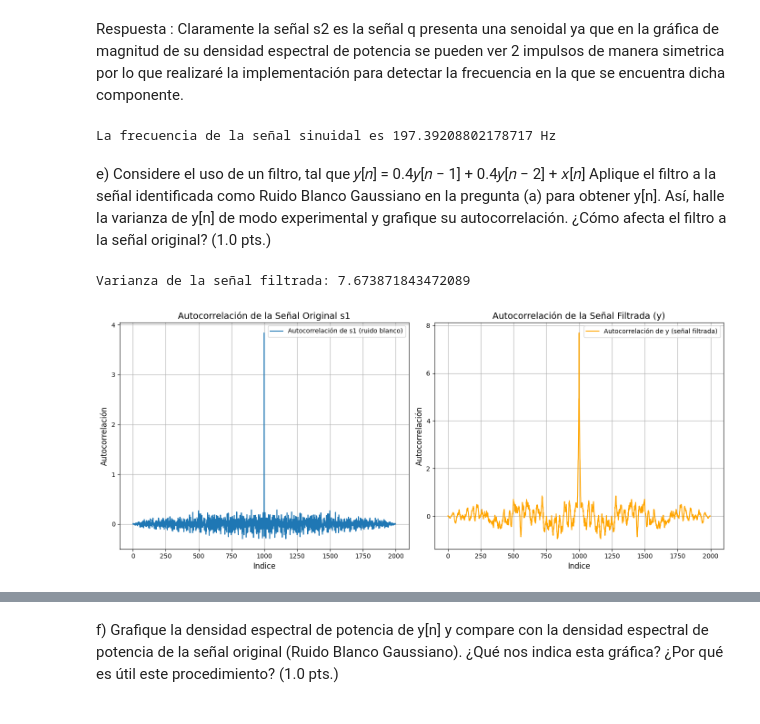
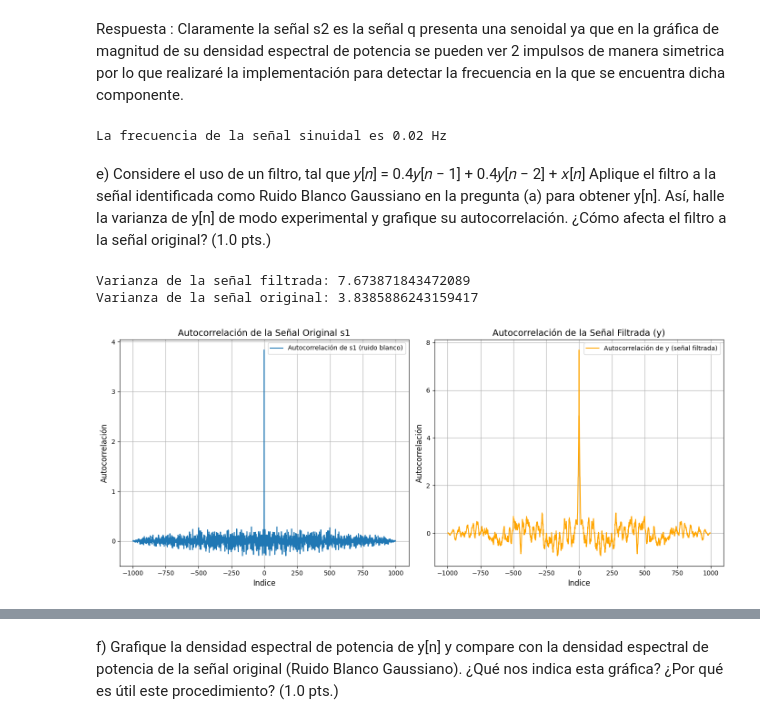
Before and after one commit to ExampleToFollow/PracticasPDS, a Jupyter notebook: Lab5/Lab5_IF_20213704.ipynb, the cells around one changed output, grey strips where cells are left out. Drawn from its saved outputs; the diff is of its cells as text; code cells hidden in the pictures.

```diff
--- a/Lab5/Lab5_IF_20213704.ipynb
+++ b/Lab5/Lab5_IF_20213704.ipynb
@@ -277,13 +277,13 @@ Respuesta :  Claramente la señal s2 es la señal q presenta una senoidal ya que
 # %%
 index = np.where(magnitud2 == np.max(magnitud2))
 freq_sinuidal = freq2[index[0][-1]]
-fs  =1e3
+fs  =1
 # 2*pi  es a fs  así comoo freq_sinuidal a frecuencia en la q está el pico
 # 2*pi   / fs = freq_sinuidal / freq_pico
-freq_pico =  freq_sinuidal  * fs/2*np.pi
+freq_pico =  freq_sinuidal  * fs/(2*np.pi)
 print(f"La frecuencia de la señal sinuidal es {freq_pico } Hz" )
 # %% [output]
-La frecuencia de la señal sinuidal es 197.39208802178717 Hz
+La frecuencia de la señal sinuidal es 0.02 Hz
 # %% [markdown]
 e) Considere el uso de un filtro, tal que
 𝑦[𝑛] = 0.4𝑦[𝑛 − 1] + 0.4𝑦[𝑛 − 2] + 𝑥[𝑛]
@@ -299,43 +299,44 @@ b = [1]  # Coeficientes del numerador (x[n])
 a = [1, -0.4, -0.4]  # Coeficientes del denominador (y[n-1], y[n-2])
 
 # Aplicar el filtro a la señal de ruido blanco
-y = lfilter(b, a, s1)
+y = lfilter(b,a, s1)
 
 # Calcular la varianza de la señal filtrada
 varianza_y = np.var(y)
 print(f"Varianza de la señal filtrada: {varianza_y}")
-
+varianza_s1 = np.var(s1)
+print(f"Varianza de la señal original: {varianza_s1}")
 # Función para calcular la autocorrelación
 def autocorrelacion(signal):
     return  np.correlate(signal, signal, mode='full')/ len(signal)
-
 
 # Calcular la autocorrelación de las señales
 autocorr_x = autocorrelacion(s1)
 autocorr_y = autocorrelacion(y)
 
 # Graficar la autocorrelación de la señal original y filtrada
 plt.figure(figsize=(14, 6))
-
+index= np.arange( -len(autocorr_x)/2 , len(autocorr_x)/2 )
 # Autocorrelación de la señal original
 plt.subplot(1, 2, 1)
-plt.plot(autocorr_x, label="Autocorrelación de s1 (ruido blanco)")
+plt.plot(index , autocorr_x, label="Autocorrelación de s1 (ruido blanco)")
 plt.title("Autocorrelación de la Señal Original s1", fontsize=14)
 plt.xlabel("Indice", fontsize=12)
 plt.ylabel("Autocorrelación", fontsize=12)
 plt.grid(True)
 plt.legend()
 
 # Autocorrelación de la señal filtrada
 plt.subplot(1, 2, 2)
-plt.plot(autocorr_y, label="Autocorrelación de y (señal filtrada)", color='orange')
+plt.plot(index , autocorr_y, label="Autocorrelación de y (señal filtrada)", color='orange')
 plt.title("Autocorrelación de la Señal Filtrada (y)", fontsize=14)
 plt.xlabel("Indice", fontsize=12)
 plt.ylabel("Autocorrelación", fontsize=12)
 plt.grid(True)
 plt.legend()
 plt.tight_layout()
 plt.show()
 # %% [output]
 Varianza de la señal filtrada: 7.673871843472089
+Varianza de la señal original: 3.8385886243159417
-[figure, old version]
+[figure, new version]
```
Also changed, not shown: parts of 7 cells of this notebook.
